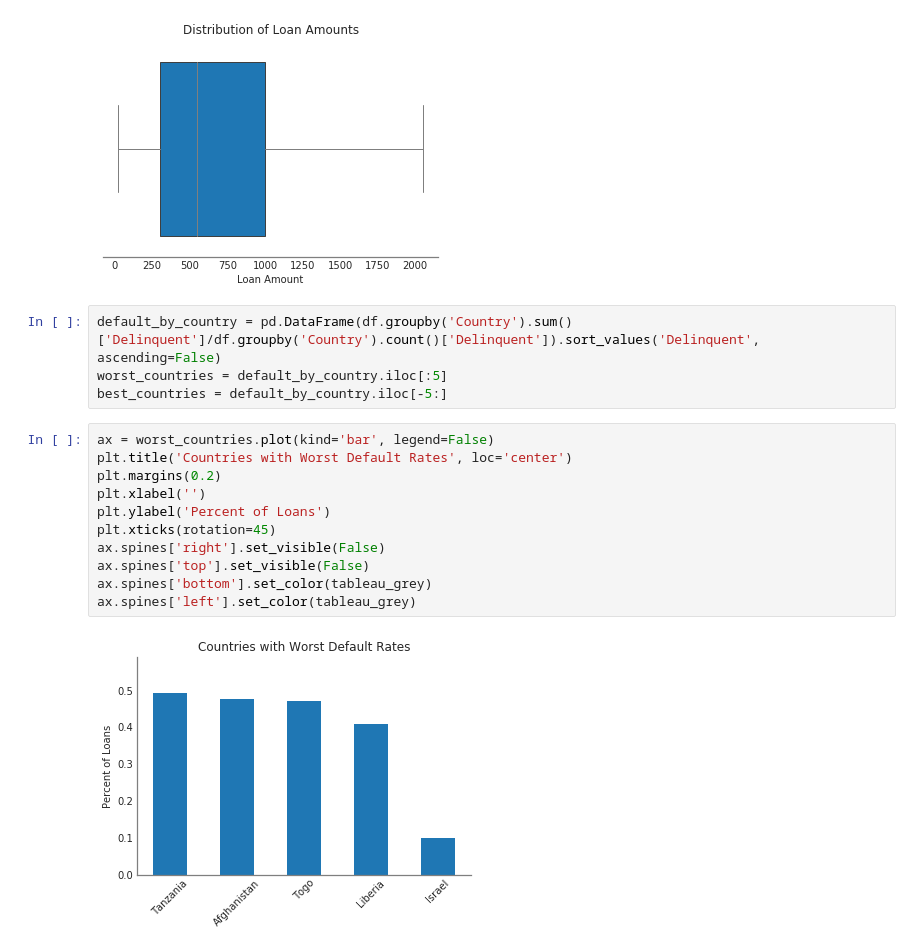
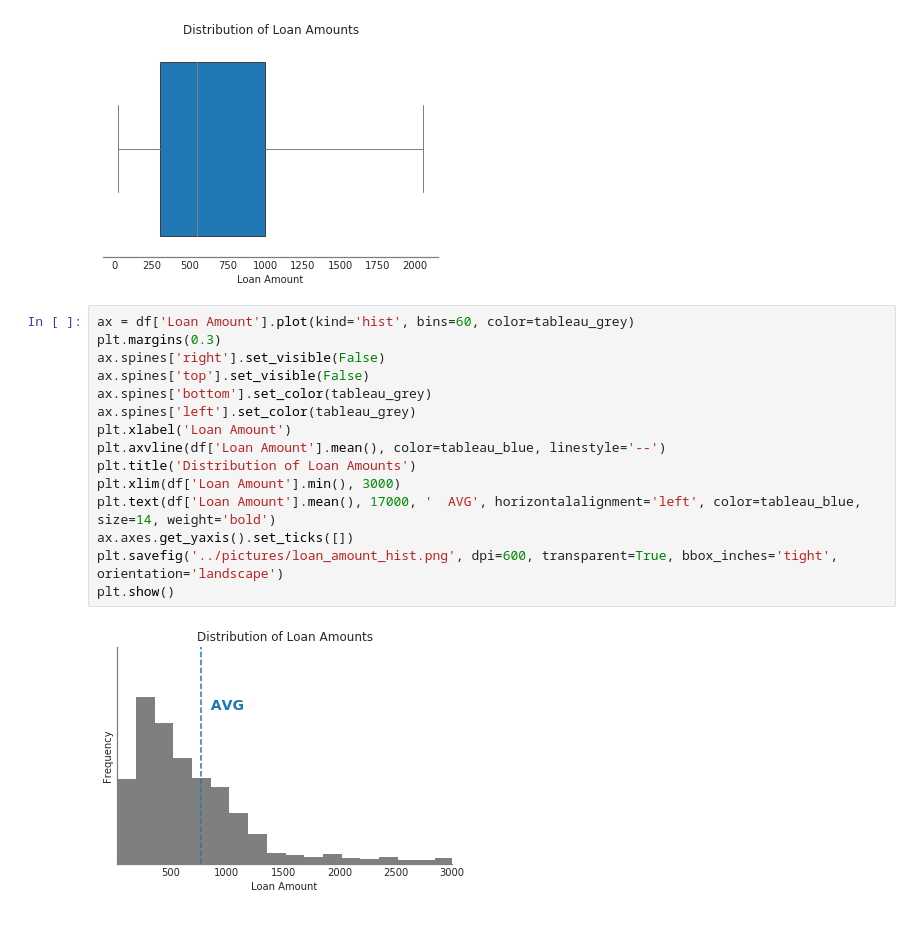
Before and after one commit to clcarver1130/dsi_capstone_project, a Jupyter notebook: notebooks/intial_eda.ipynb, the cells around one changed output. Saved outputs shown, nothing was run; the diff lists cells and outputs as text.

```diff
--- a/notebooks/intial_eda.ipynb
+++ b/notebooks/intial_eda.ipynb
@@ -98,20 +110,20 @@ plt.savefig('../pictures/distribution_loan_amounts.png', dpi=600, transparent=Tr
 plt.show()
 # %% [output]
 [figure]
-# %%
-default_by_country = pd.DataFrame(df.groupby('Country').sum()['Delinquent']/df.groupby('Country').count()['Delinquent']).sort_values('Delinquent', ascending=False)
-worst_countries = default_by_country.iloc[:5]
-best_countries = default_by_country.iloc[-5:]
-# %%
-ax = worst_countries.plot(kind='bar', legend=False)
-plt.title('Countries with Worst Default Rates', loc='center')
-plt.margins(0.2)
-plt.xlabel('')
-plt.ylabel('Percent of Loans')
-plt.xticks(rotation=45)
-ax.spines['right'].set_visible(False)
-ax.spines['top'].set_visible(False)
-ax.spines['bottom'].set_color(tableau_grey)
-ax.spines['left'].set_color(tableau_grey)
-# %% [output]
-[figure, removed]
+# %%
+ax = df['Loan Amount'].plot(kind='hist', bins=60, color=tableau_grey)
+plt.margins(0.3)
+ax.spines['right'].set_visible(False)
+ax.spines['top'].set_visible(False)
+ax.spines['bottom'].set_color(tableau_grey)
+ax.spines['left'].set_color(tableau_grey)
+plt.xlabel('Loan Amount')
+plt.axvline(df['Loan Amount'].mean(), color=tableau_blue, linestyle='--')
+plt.title('Distribution of Loan Amounts')
+plt.xlim(df['Loan Amount'].min(), 3000)
+plt.text(df['Loan Amount'].mean(), 17000, '  AVG', horizontalalignment='left', color=tableau_blue, size=14, weight='bold')
+ax.axes.get_yaxis().set_ticks([])
+plt.savefig('../pictures/loan_amount_hist.png', dpi=600, transparent=True, bbox_inches='tight', orientation='landscape')
+plt.show()
+# %% [output]
+[figure, added]
```
Also changed, not shown: parts of 3 cells of this notebook, 2 other files.
